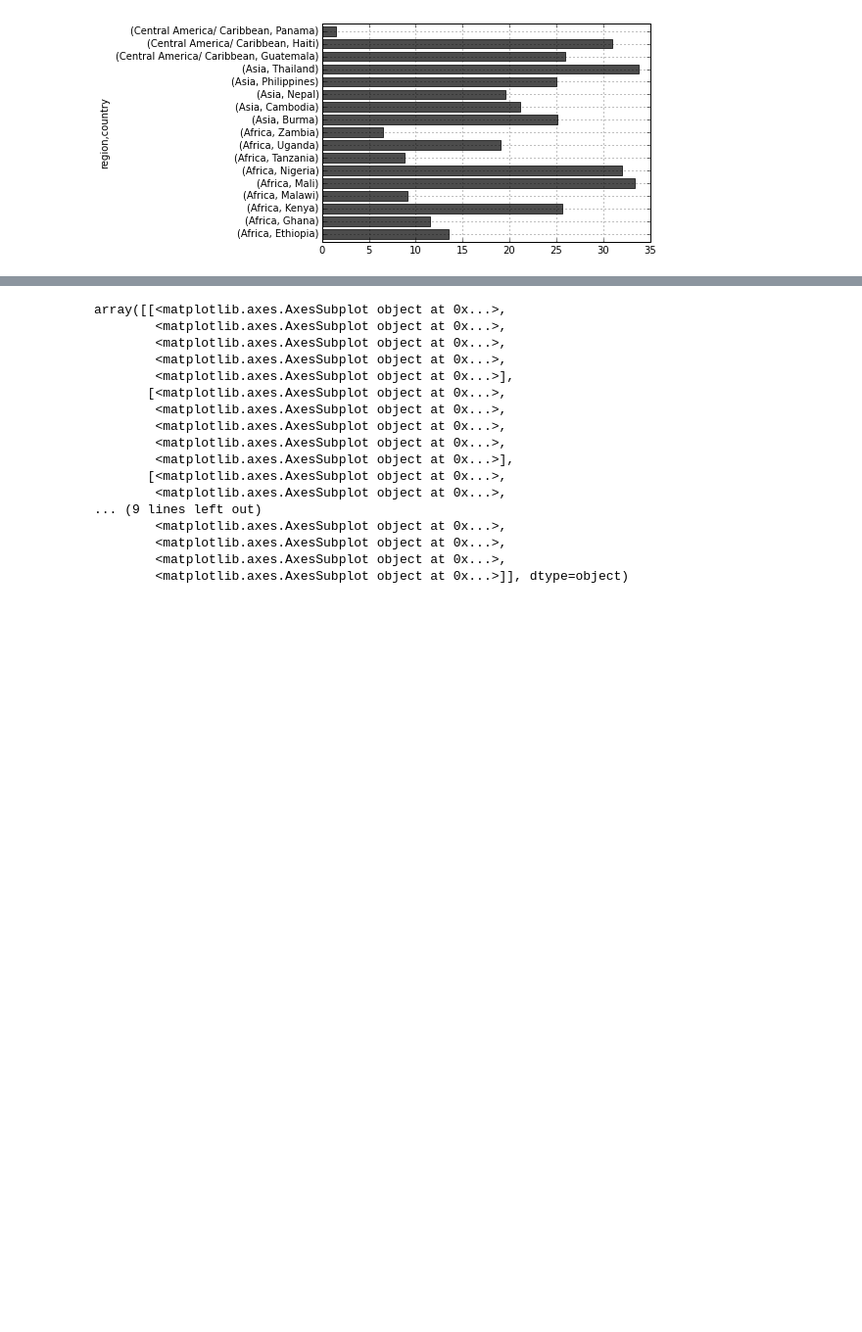
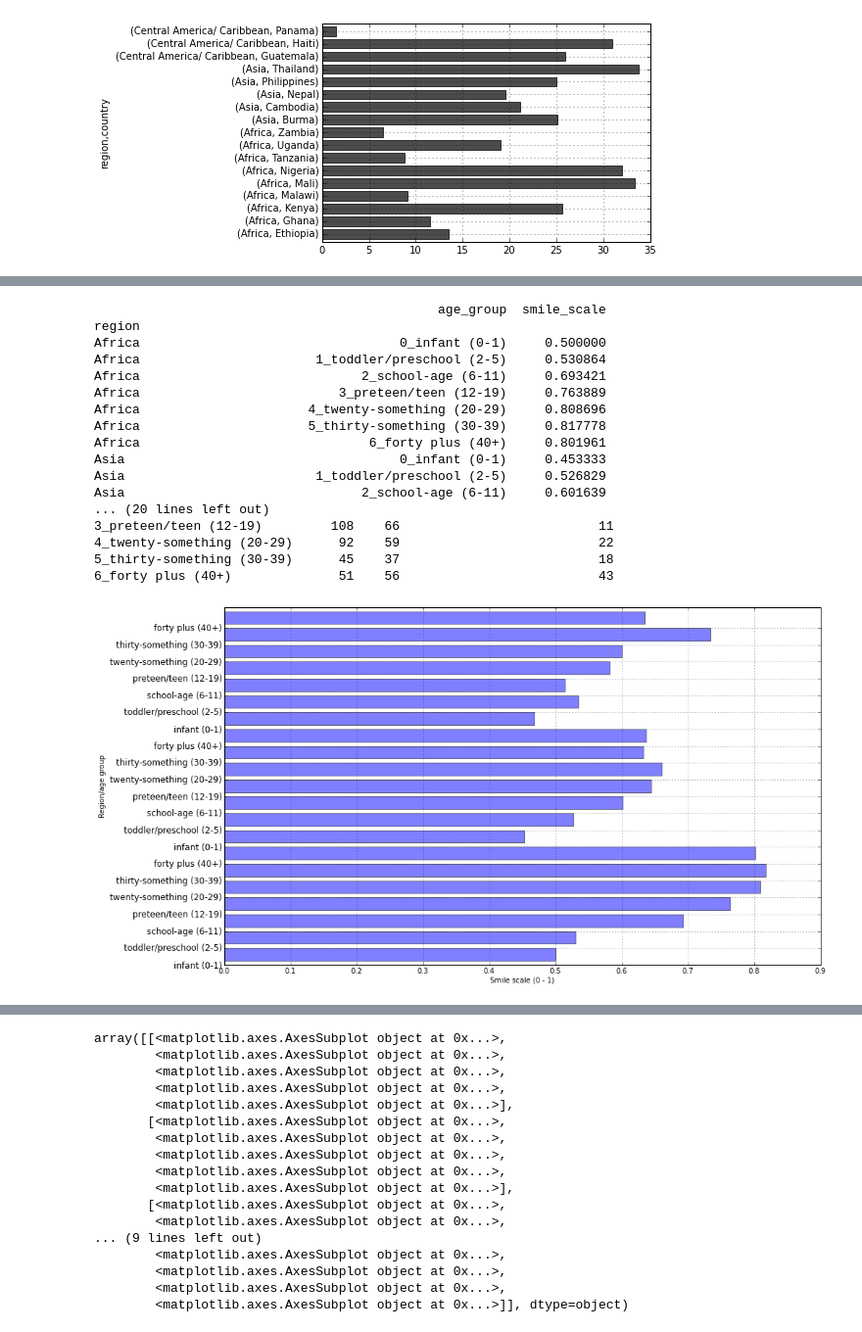
Before and after one commit to cotterman/Astro250_Python-for-Data-Scientists, a Jupyter notebook: Final project-Watsi-cotterman/exper_2way_stats.ipynb, the cells around one changed output, grey strips where cells are left out. Shown: that part at 98% size. Cells and saved outputs as stored; diff of their text form; code cells hidden in the pictures; blank space fills up the shorter version.

```diff
--- a/Final project-Watsi-cotterman/exper_2way_stats.ipynb
+++ b/Final project-Watsi-cotterman/exper_2way_stats.ipynb
@@ -218,2 +247,65 @@ dtype: int64
+# %%
+#(use mydf from above)
+#average smile size by country and age
+means = mydf.groupby(['region','age_group']).transform(np.mean)
+mean_by_c = pd.DataFrame(data=means, index=mydf.index)
+#print mean_by_c
+dfnow = pd.DataFrame(data=mydf[['region','age_group']], index=mydf.index)
+toplot = mean_by_c.merge(dfnow, right_index=True, left_index=True)
+
+dedup = toplot.drop_duplicates(['region','age_group'])
+dedup = dedup[['region','smile_scale','age_group']]
+dedup = dedup.dropna(axis=0) #had a bunch of NaN rows to get rid of
+#print "dedup here\n" , dedup #good
+#print dedup['region']
+dedup.index = dedup['region']
+#dedup = dedup.drop_duplicates(['region','age_group'])
+#print dedup
+#print type(dedup)
+#print dedup
+dedup = dedup.sort_index(by=['region','age_group'], ascending=True)
+print dedup[['age_group','smile_scale']]
+#dedup.sort_index?
+mycolors = ['b']*7+['r']*7+['g']*7
+print mycolors
+dedup.plot(kind='barh', stacked=False, alpha=0.5, figsize=(15,9), legend=False, color=mycolors)
+#dedup.plot?
+
+#how can I get the age_group labels incorporated into this graph??
+#might need to rearrange data (as in 1way notebook bar graph) so that columns are region,
+ #rows are age_group (and is the index), and smile_scale is in cells (from long to wide)
+    #(see "reshaping with hierarchical indexing" in manual)
+ytick_names1 = ["infant (0-1)","toddler/preschool (2-5)","school-age (6-11)",\
+       "preteen/teen (12-19)","twenty-something (20-29)","thirty-something (30-39)", \
+        "forty plus (40+)"]
+newticks = ytick_names1*3
+
+plt.yticks(xrange(21), newticks, rotation='horizontal', fontsize=12)
+plt.ylabel("Region/age group")
+plt.xlabel("Smile scale (0 - 1)")
+plt.savefig("02_Smile_by_Age_and_region.pdf")
+
+print "\nCell sizes (age group, region crosstabulation)\n"
+a_r_counts = pd.crosstab(mydf.age_group, mydf.region)
+print a_r_counts
+# %% [output]
+                                             age_group  smile_scale
+region
+Africa                                  0_infant (0-1)     0.500000
+Africa                       1_toddler/preschool (2-5)     0.530864
+Africa                             2_school-age (6-11)     0.693421
+Africa                          3_preteen/teen (12-19)     0.763889
+Africa                      4_twenty-something (20-29)     0.808696
+Africa                      5_thirty-something (30-39)     0.817778
+Africa                              6_forty plus (40+)     0.801961
+Asia                                    0_infant (0-1)     0.453333
+Asia                         1_toddler/preschool (2-5)     0.526829
+Asia                               2_school-age (6-11)     0.601639
+... (20 lines left out)
+3_preteen/teen (12-19)         108    66                          11
+4_twenty-something (20-29)      92    59                          22
+5_thirty-something (30-39)      45    37                          18
+6_forty plus (40+)              51    56                          43
+[figure, added]
 # %%
 #(use mydf from above)
```
Also changed, not shown: parts of 9 cells of this notebook, 30 other files.
